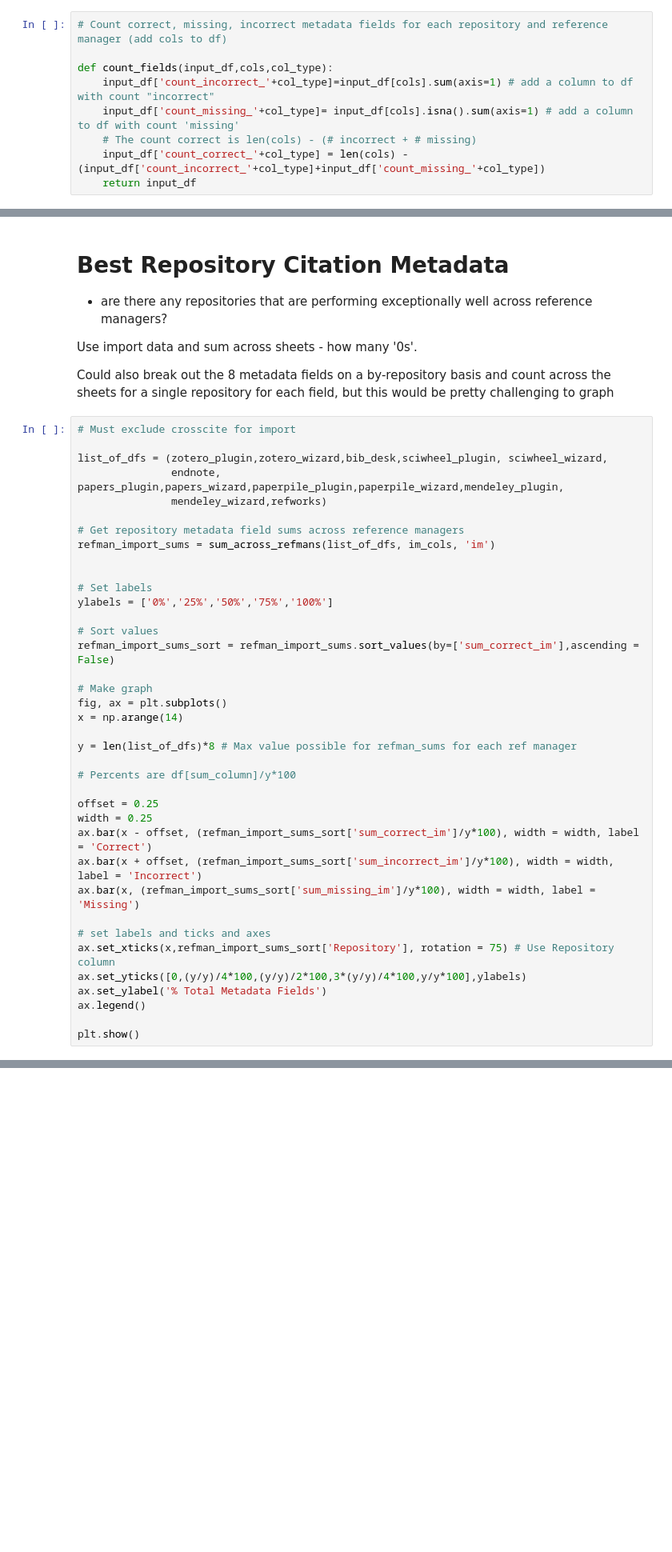
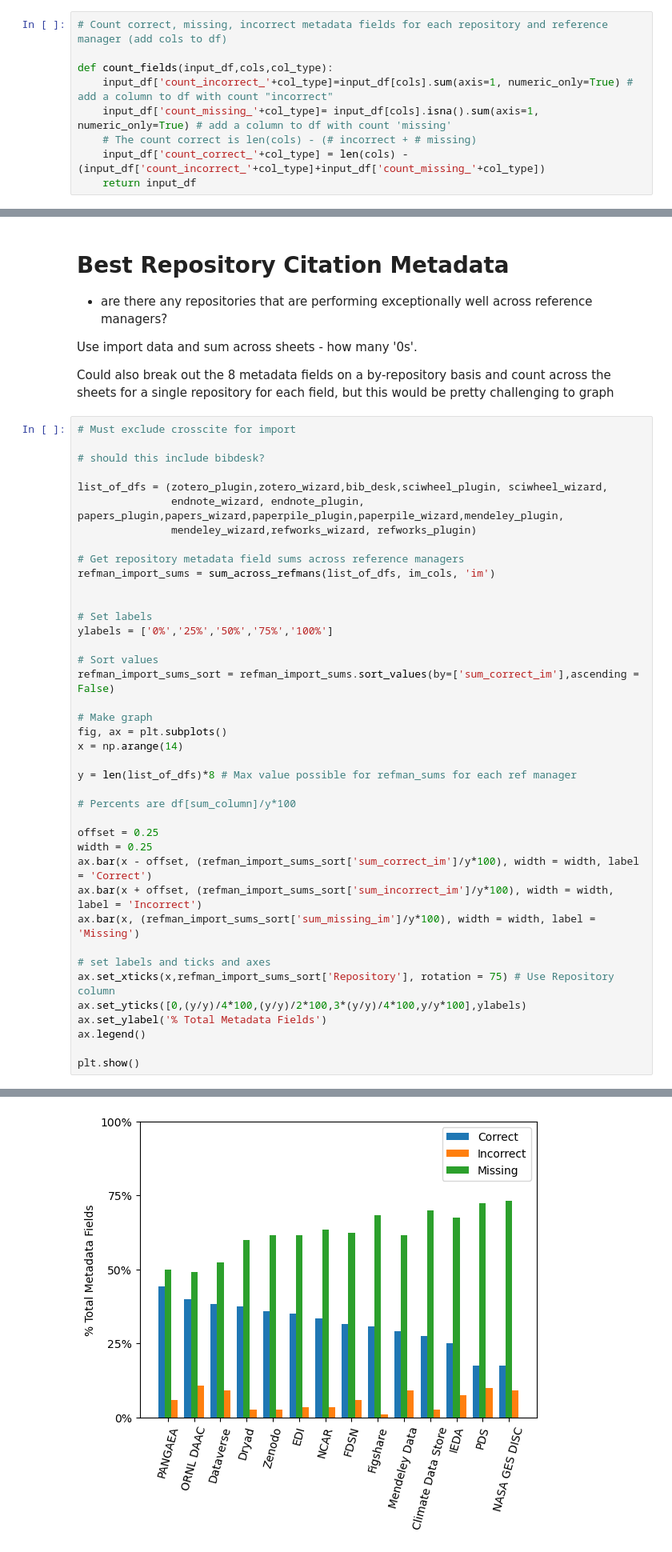
Before and after one commit to kvrouwenvelder/reference-manager-analysis, a Jupyter notebook: reference-manager-citations-ESIP.ipynb, the cells around one changed output, grey strips where cells are left out. Shown at 80% size. Saved outputs shown, nothing was run; the diff lists cells and outputs as text; blank space fills up the shorter version.

```diff
--- a/reference-manager-citations-ESIP.ipynb
+++ b/reference-manager-citations-ESIP.ipynb
@@ -60,8 +60,8 @@ im_cols = ['import-meta-type', 'import-meta-authors','import-meta-title','import
 # Count correct, missing, incorrect metadata fields for each repository and reference manager (add cols to df)
 
 def count_fields(input_df,cols,col_type):
-    input_df['count_incorrect_'+col_type]=input_df[cols].sum(axis=1) # add a column to df with count "incorrect"
-    input_df['count_missing_'+col_type]= input_df[cols].isna().sum(axis=1) # add a column to df with count 'missing'
+    input_df['count_incorrect_'+col_type]=input_df[cols].sum(axis=1, numeric_only=True) # add a column to df with count "incorrect"
+    input_df['count_missing_'+col_type]= input_df[cols].isna().sum(axis=1, numeric_only=True) # add a column to df with count 'missing'
     # The count correct is len(cols) - (# incorrect + # missing)
     input_df['count_correct_'+col_type] = len(cols) - (input_df['count_incorrect_'+col_type]+input_df['count_missing_'+col_type])
     return input_df
@@ -276,9 +316,11 @@ Could also break out the 8 metadata fields on a by-repository basis and count ac
 # %%
 # Must exclude crosscite for import
 
+# should this include bibdesk?
+
 list_of_dfs = (zotero_plugin,zotero_wizard,bib_desk,sciwheel_plugin, sciwheel_wizard,
-               endnote, papers_plugin,papers_wizard,paperpile_plugin,paperpile_wizard,mendeley_plugin,
-               mendeley_wizard,refworks)
+               endnote_wizard, endnote_plugin, papers_plugin,papers_wizard,paperpile_plugin,paperpile_wizard,mendeley_plugin,
+               mendeley_wizard,refworks_wizard, refworks_plugin)
 
 # Get repository metadata field sums across reference managers
 refman_import_sums = sum_across_refmans(list_of_dfs, im_cols, 'im')
@@ -316,3 +357,4 @@ NameError: name 'endnote' is not defined
+[figure, added]
 # %% [markdown]
 # Most common errors by metadata field
 
```
Also changed, not shown: parts of 6 cells of this notebook.
